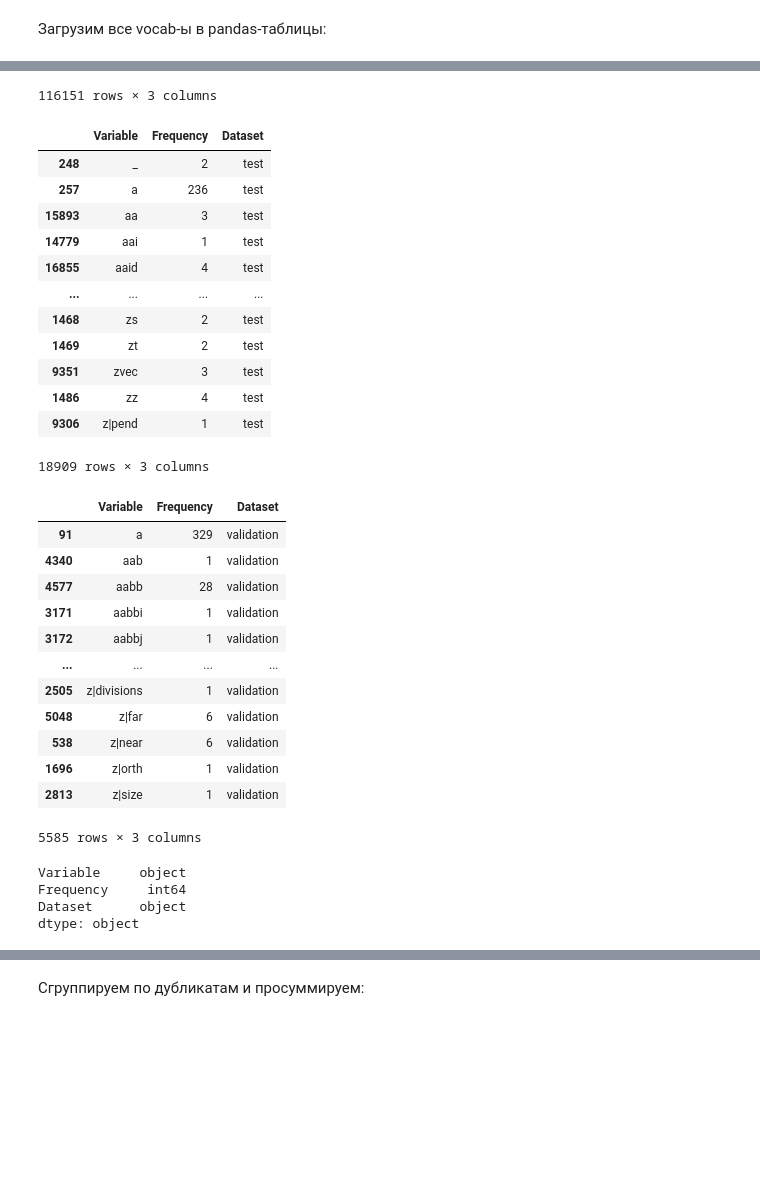
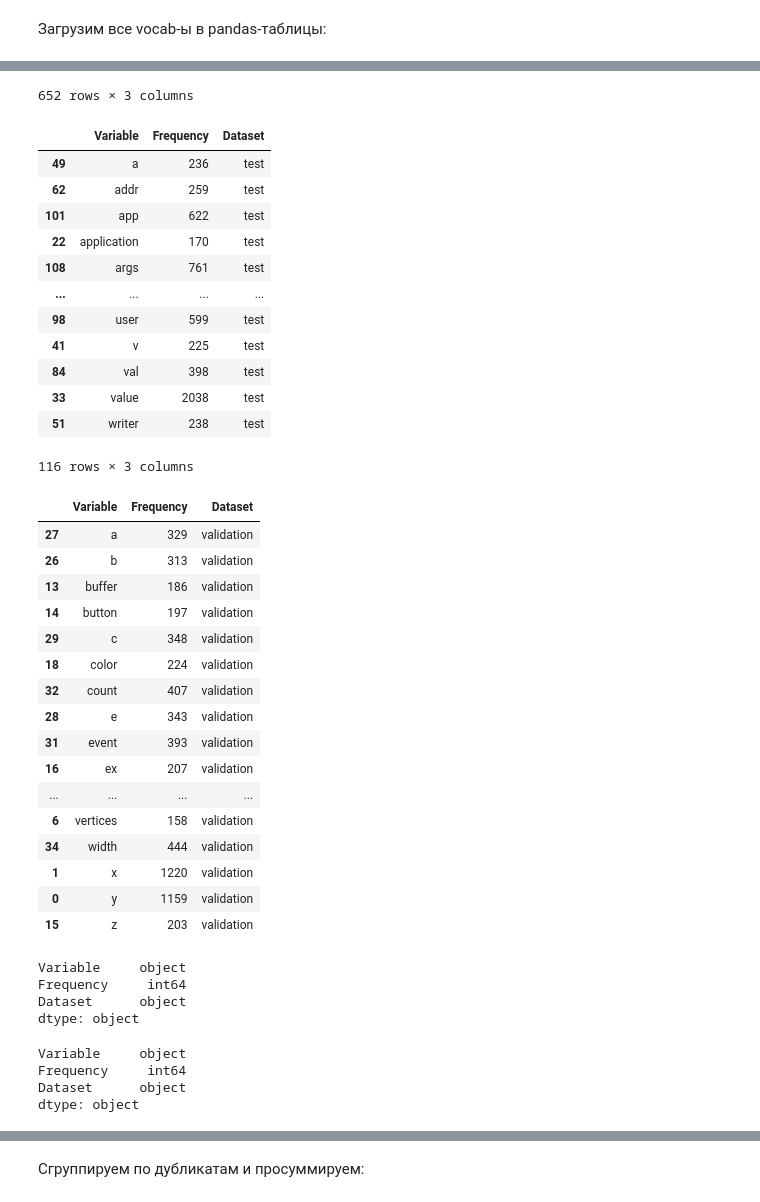
Before and after one commit to bmstu-iu8-g4-2020-project/code2var, a Jupyter notebook: experimental/DataFrequencyInfo.ipynb, the cells around one changed output, grey strips where cells are left out. Cells and saved outputs as stored; diff of their text form; code cells hidden in the pictures; blank space fills up the shorter version.

```diff
--- a/experimental/DataFrequencyInfo.ipynb
+++ b/experimental/DataFrequencyInfo.ipynb
@@ -78,5 +78,6 @@ def dict_info(path, plot_xlim = 100):
     print("Test", "total:", len(val), "total lines")
 
     historgram(train, "train", test, "test",  val, "validate", int(input()), plot_xlim)
+    return train, test, val
 # %%
 # !./preprocess_existing_dataset.sh 0
@@ -205,5 +223,5 @@ target_histogram(validation_df, "валидационном", "функций")
 # Часть 2. code2var
 # %%
 # !./preprocess_existing_dataset.sh 0
-dict_info("dataset/java-small/java-small.var.c2v.dict", 200)
+train, test, val = dict_info("dataset/java-small/java-small.var.c2v.dict", 200)
 # %% [output]
@@ -223,21 +239,29 @@ VALIDATION_VOCAB_PATH = "dataset/java-small/java-small.validation.variables.voca
 # %%
 import pandas as pd
 
-train_df = pd.read_csv(TRAIN_VOCAB_PATH, sep=' ', names=["Variable", "Frequency"])
-test_df = pd.read_csv(TEST_VOCAB_PATH, sep=' ', names=["Variable", "Frequency"])
-validation_df = pd.read_csv(VALIDATION_VOCAB_PATH, sep=' ', names=["Variable", "Frequency"])
+# train_df = pd.read_csv(TRAIN_VOCAB_PATH, sep=' ', names=["Variable", "Frequency"])
+# test_df = pd.read_csv(TEST_VOCAB_PATH, sep=' ', names=["Variable", "Frequency"])
+# validation_df = pd.read_csv(VALIDATION_VOCAB_PATH, sep=' ', names=["Variable", "Frequency"])
+train_df = pd.DataFrame.from_dict({"Variable" : train.keys(), "Frequency": train.values()})
+test_df = pd.DataFrame.from_dict({"Variable" : test.keys(), "Frequency": test.values()})
+validation_df = pd.DataFrame.from_dict({"Variable" : val.keys(), "Frequency": val.values()})
 
 train_df["Dataset"] = ["train"] * len(train_df)
 test_df["Dataset"] = ["test"] * len(test_df)
 validation_df["Dataset"] = ["validation"] * len(validation_df)
 
-train_df["Variable"].astype(str)
-test_df["Variable"].astype(str)
-validation_df["Variable"].astype(str)
+train_df["Variable"] = train_df["Variable"].astype(str)
+test_df["Variable"] = test_df["Variable"].astype(str)
+validation_df["Variable"] = validation_df["Variable"].astype(str)
+train_df["Frequency"] = train_df["Frequency"].astype(np.int64)
+test_df["Frequency"] = test_df["Frequency"].astype(np.int64)
+validation_df["Frequency"] = validation_df["Frequency"].astype(np.int64)
 
 display(train_df.sort_values(by="Variable"))
 display(test_df.sort_values(by="Variable"))
 display(validation_df.sort_values(by="Variable"))
 display(train_df.dtypes)
+display(test_df.dtypes)
+display(validation_df.dtypes)
 # %% [output]
 |  | Variable | Frequency | Dataset |
@@ -255,30 +279,38 @@ display(train_df.dtypes)
-116151 rows × 3 columns
+652 rows × 3 columns
 |  | Variable | Frequency | Dataset |
-| 248 | _ | 2 | test |
-| 257 | a | 236 | test |
-| 15893 | aa | 3 | test |
-| 14779 | aai | 1 | test |
-| 16855 | aaid | 4 | test |
+| 49 | a | 236 | test |
+| 62 | addr | 259 | test |
+| 101 | app | 622 | test |
+| 22 | application | 170 | test |
+| 108 | args | 761 | test |
 | ... | ... | ... | ... |
-| 1468 | zs | 2 | test |
-| 1469 | zt | 2 | test |
-| 9351 | zvec | 3 | test |
-| 1486 | zz | 4 | test |
-| 9306 | z|pend | 1 | test |
+| 98 | user | 599 | test |
+| 41 | v | 225 | test |
+| 84 | val | 398 | test |
+| 33 | value | 2038 | test |
+| 51 | writer | 238 | test |
-18909 rows × 3 columns
+116 rows × 3 columns
 |  | Variable | Frequency | Dataset |
-| 91 | a | 329 | validation |
-| 4340 | aab | 1 | validation |
-| 4577 | aabb | 28 | validation |
-| 3171 | aabbi | 1 | validation |
-| 3172 | aabbj | 1 | validation |
+| 27 | a | 329 | validation |
+| 26 | b | 313 | validation |
+| 13 | buffer | 186 | validation |
+| 14 | button | 197 | validation |
+| 29 | c | 348 | validation |
+| 18 | color | 224 | validation |
+| 32 | count | 407 | validation |
+| 28 | e | 343 | validation |
+| 31 | event | 393 | validation |
+| 16 | ex | 207 | validation |
 | ... | ... | ... | ... |
-| 2505 | z|divisions | 1 | validation |
-| 5048 | z|far | 6 | validation |
-| 538 | z|near | 6 | validation |
-| 1696 | z|orth | 1 | validation |
-| 2813 | z|size | 1 | validation |
+| 6 | vertices | 158 | validation |
+| 34 | width | 444 | validation |
+| 1 | x | 1220 | validation |
+| 0 | y | 1159 | validation |
+| 15 | z | 203 | validation |
-5585 rows × 3 columns
+Variable     object
+Frequency     int64
+Dataset      object
+dtype: object
 Variable     object
 Frequency     int64
 Dataset      object
```
Also changed, not shown: parts of 7 cells of this notebook, 3 other files.
